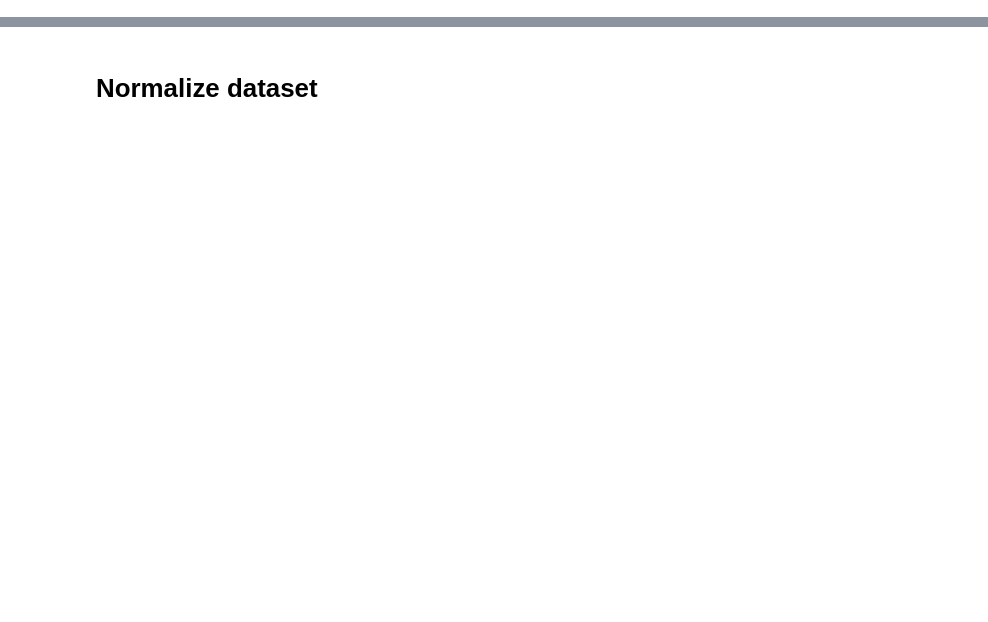
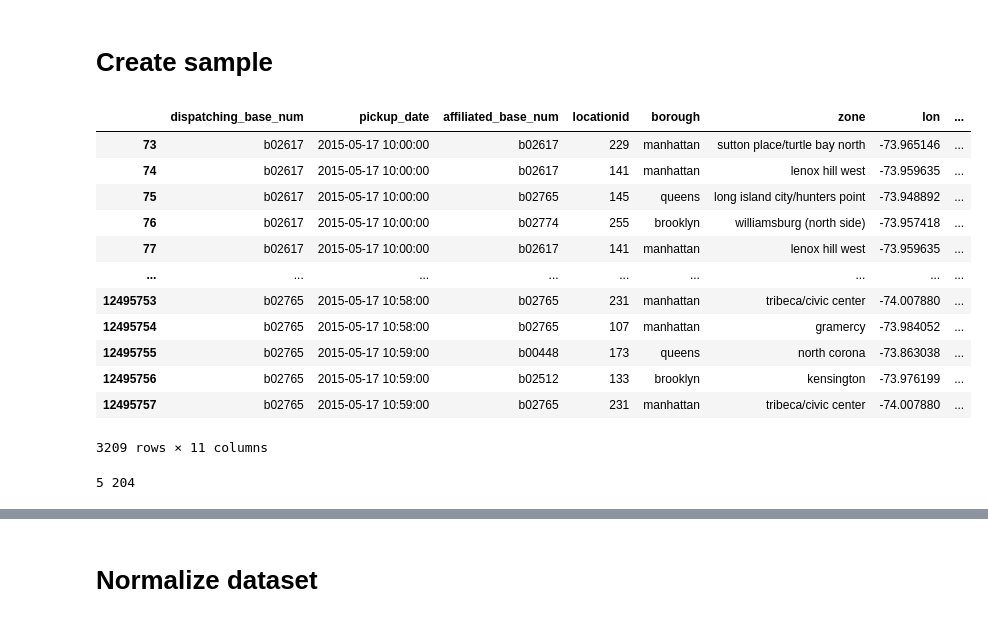
Before and after one commit to helene-mourez/UBER_PICKUPS, a Jupyter notebook: 04-Uber-Pickups_kmeans.ipynb, the cells around one changed output, grey strips where cells are left out. Drawn from its saved outputs; the diff is of its cells as text; code cells hidden in the pictures; blank space fills up the shorter version.

```diff
--- a/04-Uber-Pickups_kmeans.ipynb
+++ b/04-Uber-Pickups_kmeans.ipynb
@@ -21,0 +63,2 @@ df_sample.head(1)
+# %%
+df = df.dropna(subset=['lon', 'lat'])
@@ -21,0 +82,2 @@ df_sample.head(1)
+# %% [markdown]
+# Create sample
@@ -21,0 +92,20 @@ df_sample.head(1)
+# %%
+begin = pd.Timestamp('2015-05-17 10:00:00')
+end = begin + pd.Timedelta(hours=1)
+
+t1 = df[(df['pickup_date'] >= begin) & (df['pickup_date'] < end)]
+t1
+# %% [output]
+|  | dispatching_base_num | pickup_date | affiliated_base_num | locationid | borough | zone | lon | ... |
+| 73 | b02617 | 2015-05-17 10:00:00 | b02617 | 229 | manhattan | sutton place/turtle bay north | -73.965146 | ... |
+| 74 | b02617 | 2015-05-17 10:00:00 | b02617 | 141 | manhattan | lenox hill west | -73.959635 | ... |
+| 75 | b02617 | 2015-05-17 10:00:00 | b02765 | 145 | queens | long island city/hunters point | -73.948892 | ... |
+| 76 | b02617 | 2015-05-17 10:00:00 | b02774 | 255 | brooklyn | williamsburg (north side) | -73.957418 | ... |
+| 77 | b02617 | 2015-05-17 10:00:00 | b02617 | 141 | manhattan | lenox hill west | -73.959635 | ... |
+| ... | ... | ... | ... | ... | ... | ... | ... | ... |
+| 12495753 | b02765 | 2015-05-17 10:58:00 | b02765 | 231 | manhattan | tribeca/civic center | -74.007880 | ... |
+| 12495754 | b02765 | 2015-05-17 10:58:00 | b02765 | 107 | manhattan | gramercy | -73.984052 | ... |
+| 12495755 | b02765 | 2015-05-17 10:59:00 | b00448 | 173 | queens | north corona | -73.863038 | ... |
+| 12495756 | b02765 | 2015-05-17 10:59:00 | b02512 | 133 | brooklyn | kensington | -73.976199 | ... |
+| 12495757 | b02765 | 2015-05-17 10:59:00 | b02765 | 231 | manhattan | tribeca/civic center | -74.007880 | ... |
+3209 rows × 11 columns
@@ -21,0 +114,4 @@ df_sample.head(1)
+# %%
+print(t1["borough"].nunique(), t1["zone"].nunique())
+# %% [output]
+5 204
```
Also changed, not shown: parts of 21 cells of this notebook, 5 other files.
